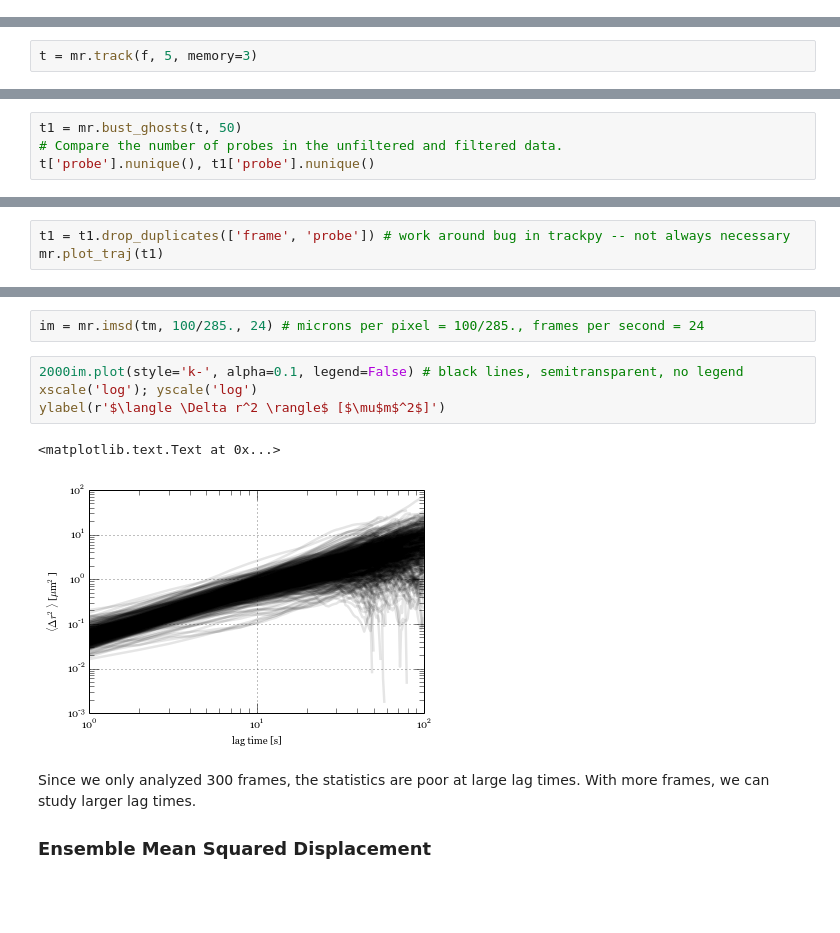
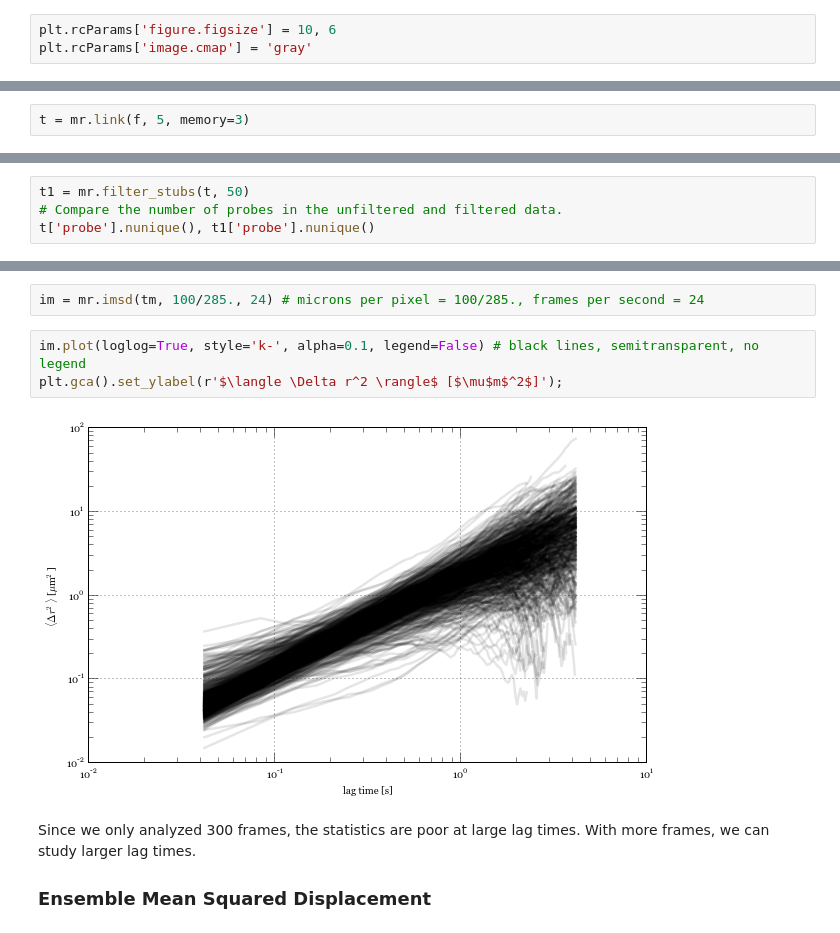
Before and after one commit to soft-matter/trackpy, a Jupyter notebook: examples/mr simple example.ipynb, the cells around one changed output, grey strips where cells are left out. Saved outputs shown, nothing was run; the diff lists cells and outputs as text; blank space fills up the shorter version.

```diff
--- a/examples/mr simple example.ipynb
+++ b/examples/mr simple example.ipynb
@@ -10,0 +18,3 @@ import matplotlib.pyplot as plt
+# %%
+plt.rcParams['figure.figsize'] = 10, 6
+plt.rcParams['image.cmap'] = 'gray'
@@ -141,5 +156,5 @@ First, we must must specify a maximum displacement, the farthest a particle is l
 
 Second, we allow for the possibility that a particle might be missed in one frame and then seen again in the next frame. (Perhaps its "mass" slipped below our cutoff due to noise in the video.) Memory keeps track of disappeared particles and maintains their ID for up to some number of frames after their last appearance. We'll choose 3.
 # %%
-t = mr.track(f, 5, memory=3)
+t = mr.link(f, 5, memory=3)
 # %% [output]
@@ -172,5 +178,5 @@ We have more filtering to do. Empheremeral trajectories, seen only for a few fra
 # %%
-t1 = mr.bust_ghosts(t, 50)
+t1 = mr.filter_stubs(t, 50)
 # Compare the number of probes in the unfiltered and filtered data.
 t['probe'].nunique(), t1['probe'].nunique()
 # %% [output]
@@ -178,5 +201,2 @@ t['probe'].nunique(), t1['probe'].nunique()
 # %% [markdown]
 Trace the trajectories.
-# %%
-t1 = t1.drop_duplicates(['frame', 'probe']) # work around bug in trackpy -- not always necessary
-mr.plot_traj(t1)
@@ -214,12 +234,10 @@ Compute the mean squared displacement of each particle and plot MSD vs. lag time
 # %%
 im = mr.imsd(tm, 100/285., 24) # microns per pixel = 100/285., frames per second = 24
 # %%
-2000im.plot(style='k-', alpha=0.1, legend=False) # black lines, semitransparent, no legend
-xscale('log'); yscale('log')
-ylabel(r'$\langle \Delta r^2 \rangle$ [$\mu$m$^2$]')
+im.plot(loglog=True, style='k-', alpha=0.1, legend=False) # black lines, semitransparent, no legend
+plt.gca().set_ylabel(r'$\langle \Delta r^2 \rangle$ [$\mu$m$^2$]');
 # %% [output]
-<matplotlib.text.Text at 0x...>
-[figure, old version]
+[figure, new version]
 # %% [markdown]
 Since we only analyzed 300 frames, the statistics are poor at large lag times. With more frames, we can study larger lag times.
 
```
Also changed, not shown: parts of 41 cells of this notebook, 1 other file.
